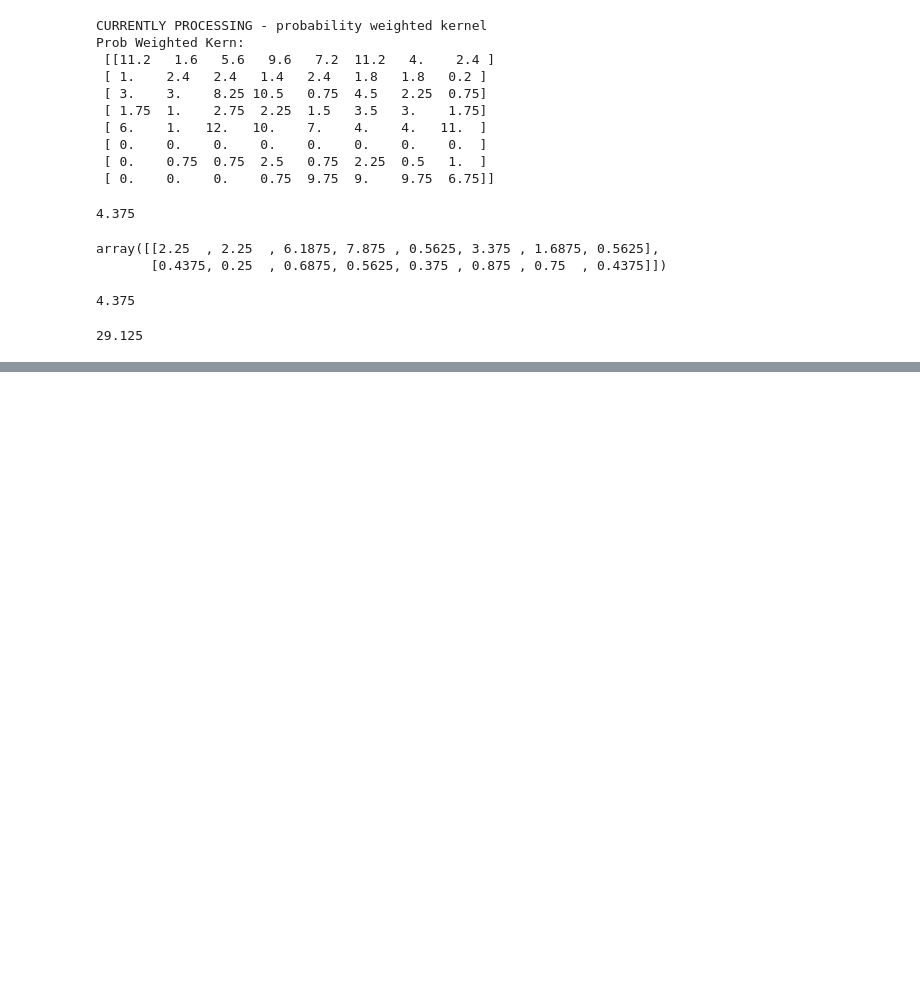
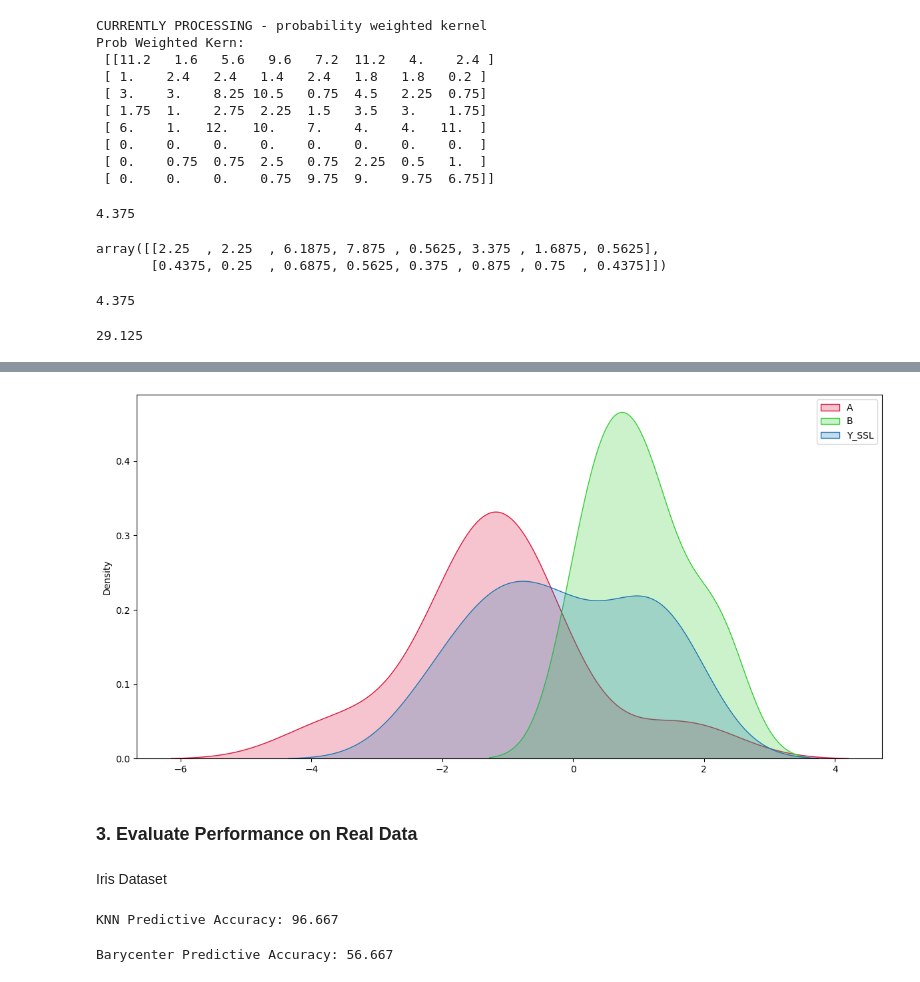
Before and after one commit to KataTech/OTFactorDiscovery, a Jupyter notebook: kai/test.ipynb, the cells around one changed output, grey strips where cells are left out. Drawn from its saved outputs; the diff is of its cells as text; code cells hidden in the pictures; blank space fills up the shorter version.

```diff
--- a/kai/test.ipynb
+++ b/kai/test.ipynb
@@ -210,0 +202,8 @@ FINAL: Gradient norm = 22.677386414601923 at iteration 5000
+# %%
+run_experiment(0.8)
+# %% [output]
+[figure, added]
+# %% [markdown]
+### 3. Evaluate Performance on Real Data
+# %% [markdown]
+Iris Dataset
@@ -210,0 +223,13 @@ FINAL: Gradient norm = 22.677386414601923 at iteration 5000
+# %%
+# divide into train-test set for traditional classifier
+train_x = x[~masked_subset]
+train_y = labels[~masked_subset]
+test_x = x[masked_subset]
+test_y = labels[masked_subset]
+# apply a classical KNN classifier
+neigh = KNeighborsClassifier(n_neighbors=10)
+neigh.fit(train_x, train_y)
+knn_pred = neigh.predict(test_x)
+print("KNN Predictive Accuracy:", '%.3f'%(accuracy_score(test_y, knn_pred) * 100))
+# %% [output]
+KNN Predictive Accuracy: 96.667
@@ -210,0 +241,4 @@ FINAL: Gradient norm = 22.677386414601923 at iteration 5000
+# %%
+print("Barycenter Predictive Accuracy:", '%.3f'%(accuracy_score(labels[masked_subset], pred[masked_subset]) * 100))
+# %% [output]
+Barycenter Predictive Accuracy: 56.667
```
Also changed, not shown: parts of 9 cells of this notebook, 1 other file.
